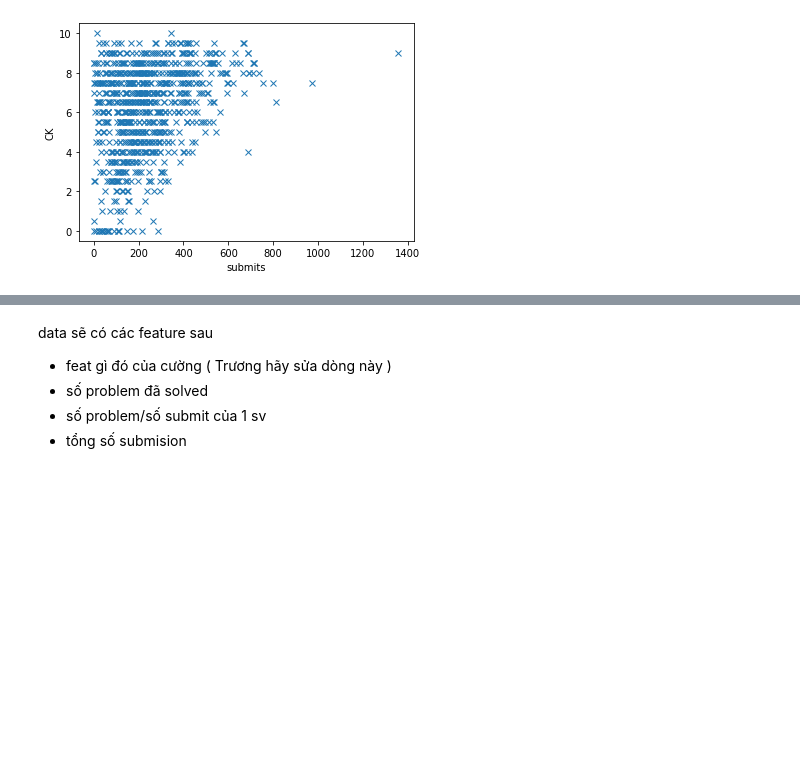
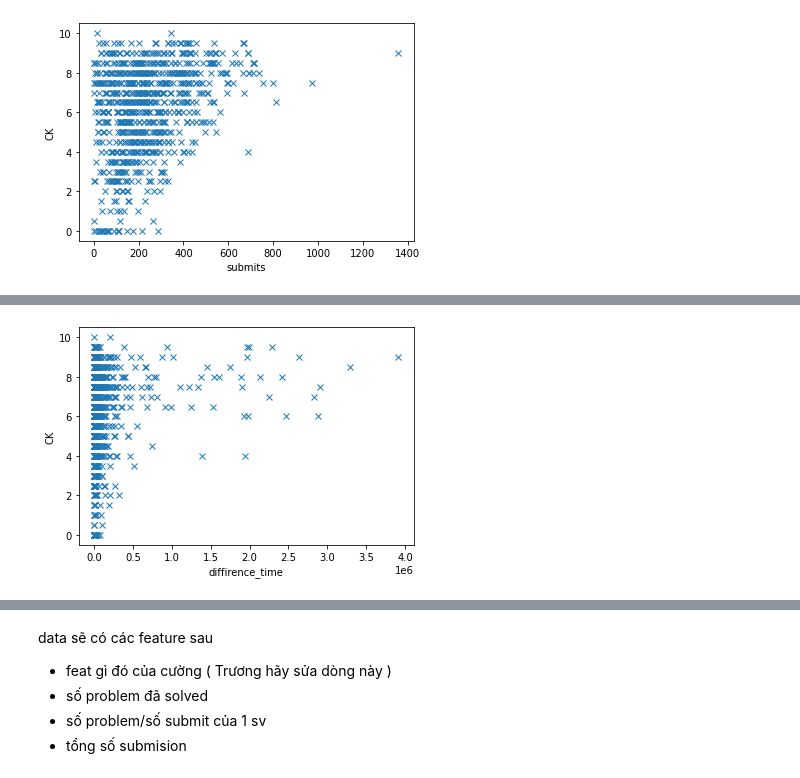
Before and after one commit to phutaekwondo/CS114.L21, a Jupyter notebook: duDoanDiemCuoiKy_homeWork/Bai_colab_so3.ipynb, the cells around one changed output, grey strips where cells are left out. Cells and saved outputs as stored; diff of their text form; code cells hidden in the pictures; blank space fills up the shorter version.

```diff
--- a/duDoanDiemCuoiKy_homeWork/Bai_colab_so3.ipynb
+++ b/duDoanDiemCuoiKy_homeWork/Bai_colab_so3.ipynb
@@ -408,0 +411,5 @@ scatter_plot_1feat_1score( df_submit, _score )
+# %%
+time_feature = user_feature[['user_id', 'diffirence_time']]
+time_feature = time_feature.groupby('user_id', as_index=False).agg('mean')
+time_feature = time_feature.rename(columns={'user_id': 'id'})
+time_feature
@@ -408,0 +430,4 @@ scatter_plot_1feat_1score( df_submit, _score )
+# %%
+scatter_plot_1feat_1score(time_feature, _score)
+# %% [output]
+[figure, added]
```
Also changed, not shown: parts of 10 cells of this notebook.
